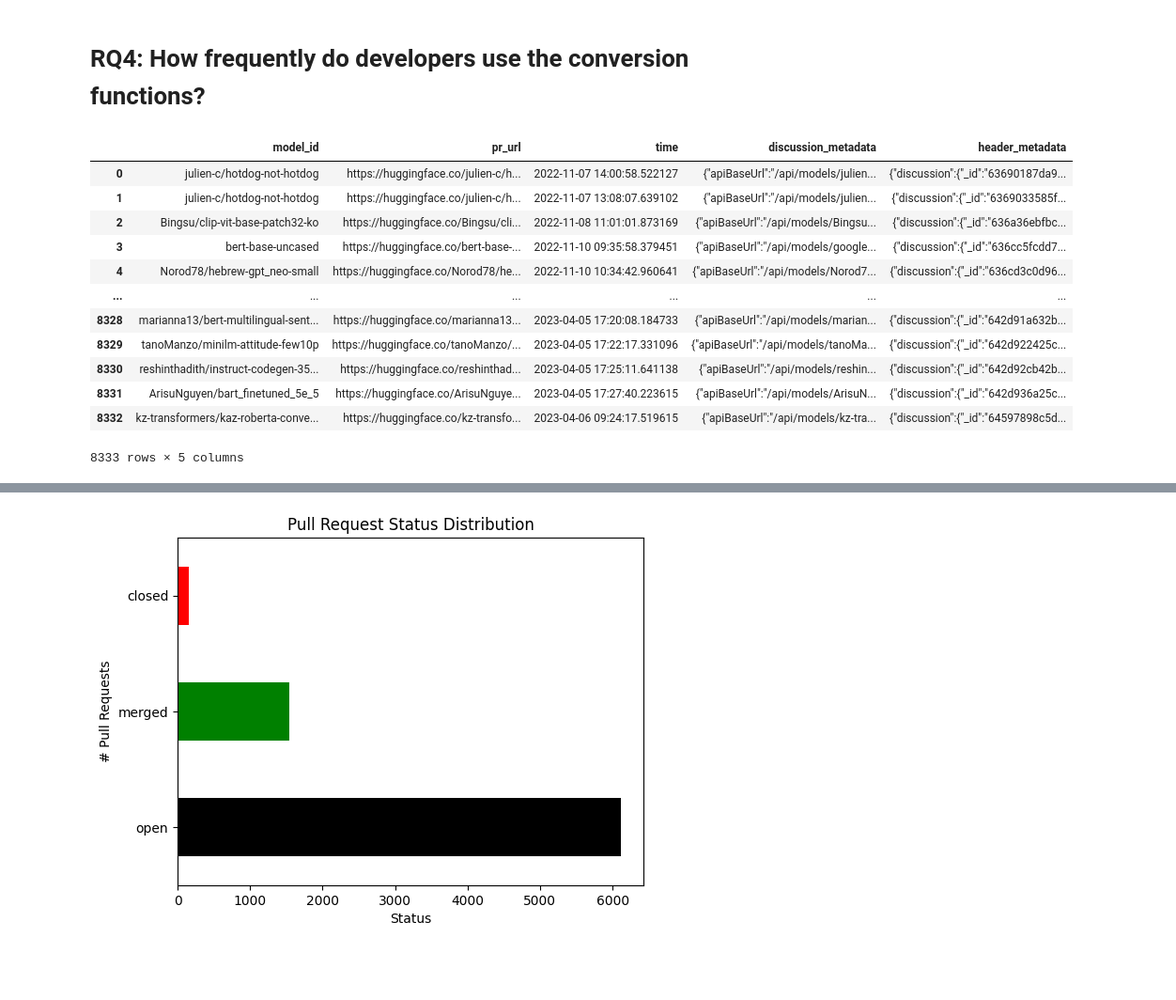
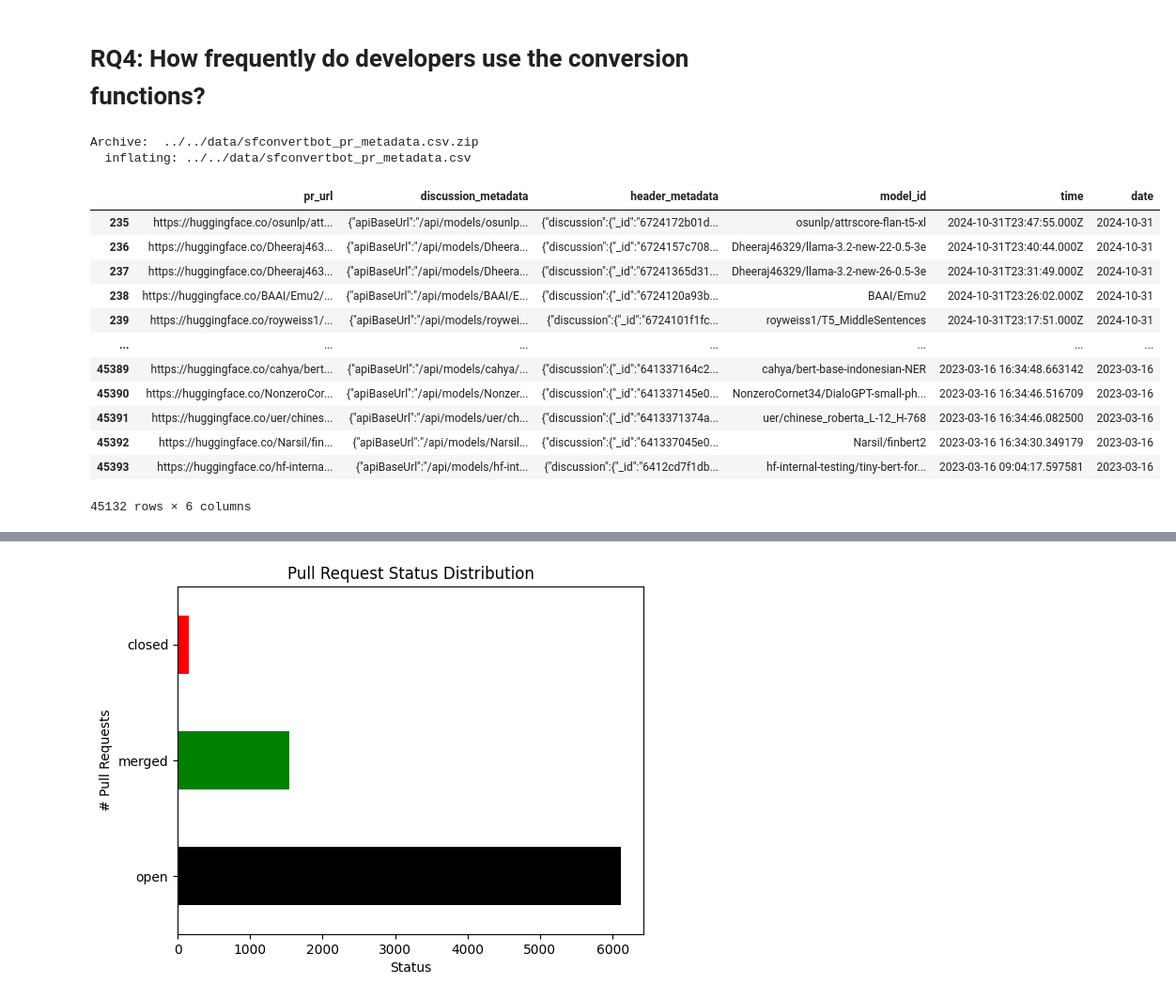
Before and after one commit to s2e-lab/model-evolution, a Jupyter notebook: scripts/notebooks/rq4_analysis.ipynb, the cells around one changed output, grey strips where cells are left out. Shown at 94% size. Drawn from its saved outputs; the diff is of its cells as text; code cells hidden in the pictures; blank space fills up the shorter version.

```diff
--- a/scripts/notebooks/rq4_analysis.ipynb
+++ b/scripts/notebooks/rq4_analysis.ipynb
@@ -1,27 +1,42 @@
 # %% [markdown]
 # RQ4: How frequently do developers use the conversion functions?
 # %%
+from pathlib import Path
+
 import pandas as pd
-from pathlib import Path
+# extracted compressed results
+!unzip -o ../../data/sfconvertbot_pr_metadata.csv.zip -d ../../data
 # Load the dataset
 df = pd.read_csv(Path('../../data/sfconvertbot_pr_metadata.csv'))
-# set NaN values to None
-df = df.where(pd.notnull(df), None)
+# filter out rows with empty 'model_id' column in place
+df = df[df['model_id'].notnull()]
+# add a date column
+df['date'] = df['time'].str.split('T').str[0]
+df['date'] = df['date'].str.split(' ').str[0]
+# ensure date column is a datetime object
+df['date'] = pd.to_datetime(df['date'])
+# filter in place, keep only commits before Oct 31 2024 (including)
+df = df[df['date'] <= pd.Timestamp(2024, 10, 31)]
+# remove the extracted zip file
+!rm ../../data/sfconvertbot_pr_metadata.csv
+
 df
 # %% [output]
+Archive:  ../../data/sfconvertbot_pr_metadata.csv.zip
+  inflating: ../../data/sfconvertbot_pr_metadata.csv
-|  | model_id | pr_url | time | discussion_metadata | header_metadata |
-| 0 | julien-c/hotdog-not-hotdog | https://huggingface.co/julien-c/h... | 2022-11-07 14:00:58.522127 | {"apiBaseUrl":"/api/models/julien... | {"discussion":{"_id":"63690187da9... |
-| 1 | julien-c/hotdog-not-hotdog | https://huggingface.co/julien-c/h... | 2022-11-07 13:08:07.639102 | {"apiBaseUrl":"/api/models/julien... | {"discussion":{"_id":"6369033585f... |
-| 2 | Bingsu/clip-vit-base-patch32-ko | https://huggingface.co/Bingsu/cli... | 2022-11-08 11:01:01.873169 | {"apiBaseUrl":"/api/models/Bingsu... | {"discussion":{"_id":"636a36ebfbc... |
-| 3 | bert-base-uncased | https://huggingface.co/bert-base-... | 2022-11-10 09:35:58.379451 | {"apiBaseUrl":"/api/models/google... | {"discussion":{"_id":"636cc5fcdd7... |
-| 4 | Norod78/hebrew-gpt_neo-small | https://huggingface.co/Norod78/he... | 2022-11-10 10:34:42.960641 | {"apiBaseUrl":"/api/models/Norod7... | {"discussion":{"_id":"636cd3c0d96... |
-| ... | ... | ... | ... | ... | ... |
-| 8328 | marianna13/bert-multilingual-sent... | https://huggingface.co/marianna13... | 2023-04-05 17:20:08.184733 | {"apiBaseUrl":"/api/models/marian... | {"discussion":{"_id":"642d91a632b... |
-| 8329 | tanoManzo/minilm-attitude-few10p | https://huggingface.co/tanoManzo/... | 2023-04-05 17:22:17.331096 | {"apiBaseUrl":"/api/models/tanoMa... | {"discussion":{"_id":"642d922425c... |
-| 8330 | reshinthadith/instruct-codegen-35... | https://huggingface.co/reshinthad... | 2023-04-05 17:25:11.641138 | {"apiBaseUrl":"/api/models/reshin... | {"discussion":{"_id":"642d92cb42b... |
-| 8331 | ArisuNguyen/bart_finetuned_5e_5 | https://huggingface.co/ArisuNguye... | 2023-04-05 17:27:40.223615 | {"apiBaseUrl":"/api/models/ArisuN... | {"discussion":{"_id":"642d936a25c... |
-| 8332 | kz-transformers/kaz-roberta-conve... | https://huggingface.co/kz-transfo... | 2023-04-06 09:24:17.519615 | {"apiBaseUrl":"/api/models/kz-tra... | {"discussion":{"_id":"64597898c5d... |
+|  | pr_url | discussion_metadata | header_metadata | model_id | time | date |
+| 235 | https://huggingface.co/osunlp/att... | {"apiBaseUrl":"/api/models/osunlp... | {"discussion":{"_id":"6724172b01d... | osunlp/attrscore-flan-t5-xl | 2024-10-31T23:47:55.000Z | 2024-10-31 |
+| 236 | https://huggingface.co/Dheeraj463... | {"apiBaseUrl":"/api/models/Dheera... | {"discussion":{"_id":"6724157c708... | Dheeraj46329/llama-3.2-new-22-0.5-3e | 2024-10-31T23:40:44.000Z | 2024-10-31 |
+| 237 | https://huggingface.co/Dheeraj463... | {"apiBaseUrl":"/api/models/Dheera... | {"discussion":{"_id":"67241365d31... | Dheeraj46329/llama-3.2-new-26-0.5-3e | 2024-10-31T23:31:49.000Z | 2024-10-31 |
+| 238 | https://huggingface.co/BAAI/Emu2/... | {"apiBaseUrl":"/api/models/BAAI/E... | {"discussion":{"_id":"6724120a93b... | BAAI/Emu2 | 2024-10-31T23:26:02.000Z | 2024-10-31 |
+| 239 | https://huggingface.co/royweiss1/... | {"apiBaseUrl":"/api/models/roywei... | {"discussion":{"_id":"6724101f1fc... | royweiss1/T5_MiddleSentences | 2024-10-31T23:17:51.000Z | 2024-10-31 |
+| ... | ... | ... | ... | ... | ... | ... |
+| 45389 | https://huggingface.co/cahya/bert... | {"apiBaseUrl":"/api/models/cahya/... | {"discussion":{"_id":"641337164c2... | cahya/bert-base-indonesian-NER | 2023-03-16 16:34:48.663142 | 2023-03-16 |
+| 45390 | https://huggingface.co/NonzeroCor... | {"apiBaseUrl":"/api/models/Nonzer... | {"discussion":{"_id":"641337145e0... | NonzeroCornet34/DialoGPT-small-ph... | 2023-03-16 16:34:46.516709 | 2023-03-16 |
+| 45391 | https://huggingface.co/uer/chines... | {"apiBaseUrl":"/api/models/uer/ch... | {"discussion":{"_id":"6413371374a... | uer/chinese_roberta_L-12_H-768 | 2023-03-16 16:34:46.082500 | 2023-03-16 |
+| 45392 | https://huggingface.co/Narsil/fin... | {"apiBaseUrl":"/api/models/Narsil... | {"discussion":{"_id":"641337045e0... | Narsil/finbert2 | 2023-03-16 16:34:30.349179 | 2023-03-16 |
+| 45393 | https://huggingface.co/hf-interna... | {"apiBaseUrl":"/api/models/hf-int... | {"discussion":{"_id":"6412cd7f1db... | hf-internal-testing/tiny-bert-for... | 2023-03-16 09:04:17.597581 | 2023-03-16 |
-8333 rows × 5 columns
+45132 rows × 6 columns
 # %%
 from tqdm import tqdm
 import json
```
Also changed, not shown: 1 other file.
